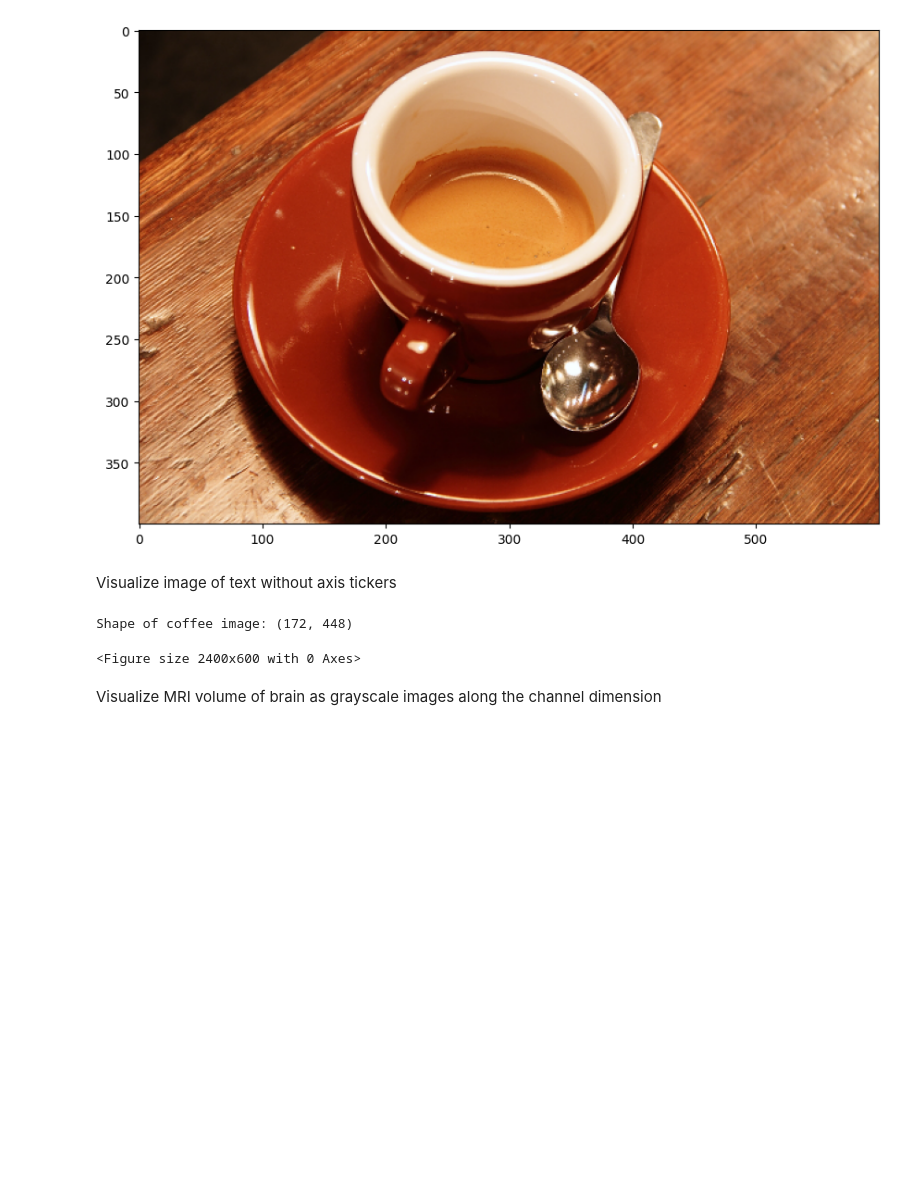
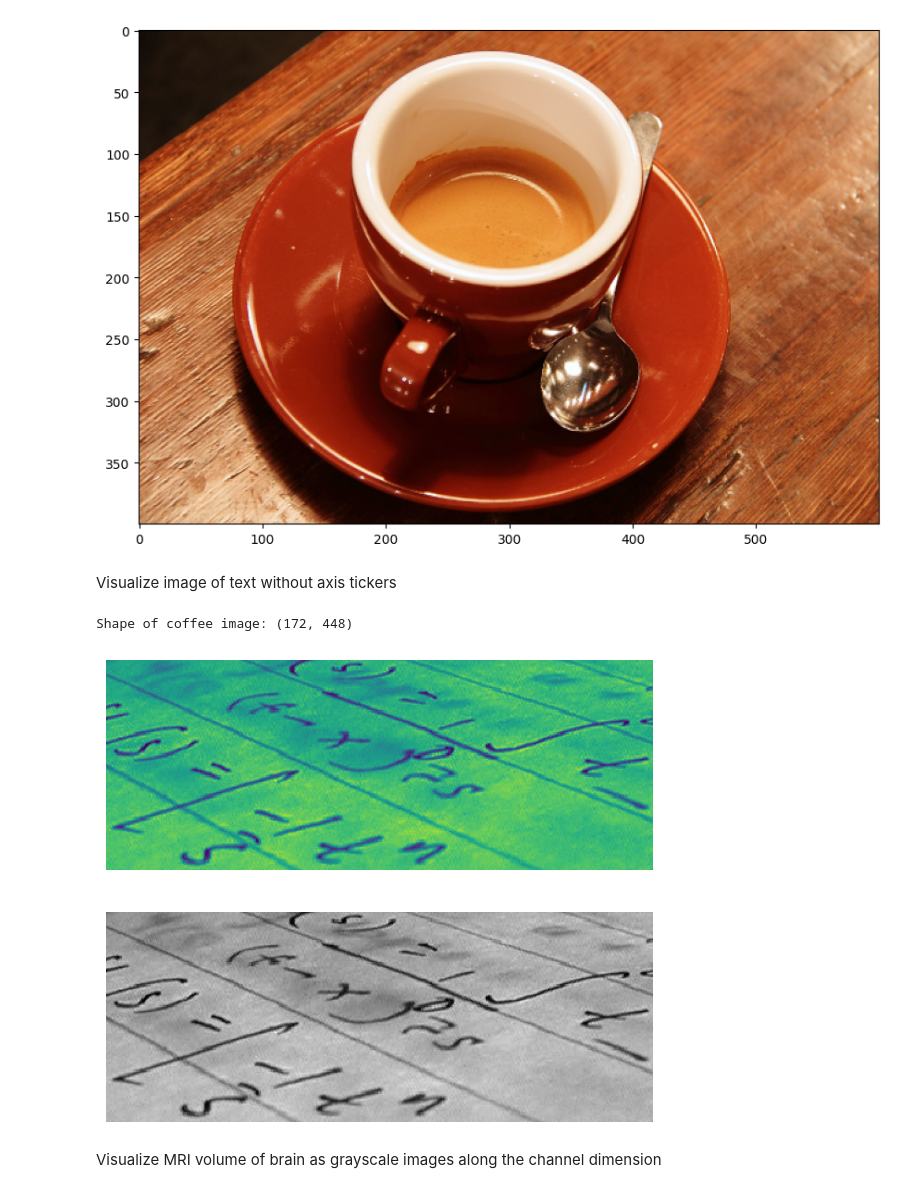
Before and after one commit to jellyboston/CPSC-4800-Computer_Vision, a Jupyter notebook: exercise01/01_exercise_visualizing_and_transforming_images.ipynb, the cells around one changed output. Drawn from its saved outputs; the diff is of its cells as text; code cells hidden in the pictures; blank space fills up the shorter version.

```diff
--- a/exercise01/01_exercise_visualizing_and_transforming_images.ipynb
+++ b/exercise01/01_exercise_visualizing_and_transforming_images.ipynb
@@ -56,12 +56,17 @@ import numpy as np
 # %% [markdown]
 Utility functions for plotting
 # %%
-def config_plot():
+def config_plot(ax):
     '''
     Function to remove axis tickers and box around figure
     '''
 
     # TODO: Implement axis tickers and box removal
+    if isinstance(ax, (list, tuple, np.ndarray)):
+        for a in ax:
+            a.axis('off')
+    else:
+        ax.axis('off')
 # %% [markdown]
 Visualize image of coffee
 # %%
@@ -90,29 +95,27 @@ Visualize image of text without axis tickers
 # %%
 # TODO: Load text image
 image_text = ski.data.text()
 
 # TODO: Print image shape/dimension
-print('Shape of coffee image: {}'.format(image_text.shape))
+print('Shape of text image: {}'.format(image_text.shape))
 
 # TODO: Create visualization with figure size of 24x6 with 2 subplots
-fig = plt.figure(figsize=(24, 6))
-figs = plt.subplots(2)
+fig, (plt1, plt2) = plt.subplots(2, figsize=(24, 6))
 
 # TODO: Display the image in the first subplot
-ax = plt.figure()
-
+plt1.imshow(image_text)
 
 # Note: must use config_plot for full points
-config_plot()
+two_plots = [plt1, plt2]
+config_plot(two_plots)
 
 # TODO: Display the image using grayscale colormap in second subplot
-ax = None
-
+plt2.imshow(image_text, cmap='gray')
 
 plt.show()
 # %% [output]
 Shape of coffee image: (172, 448)
-<Figure size 2400x600 with 0 Axes>
+[figure, added]
 # %% [markdown]
 Visualize MRI volume of brain as grayscale images along the channel dimension
 # %%
```
Also changed, not shown: parts of 1 cell of this notebook.
